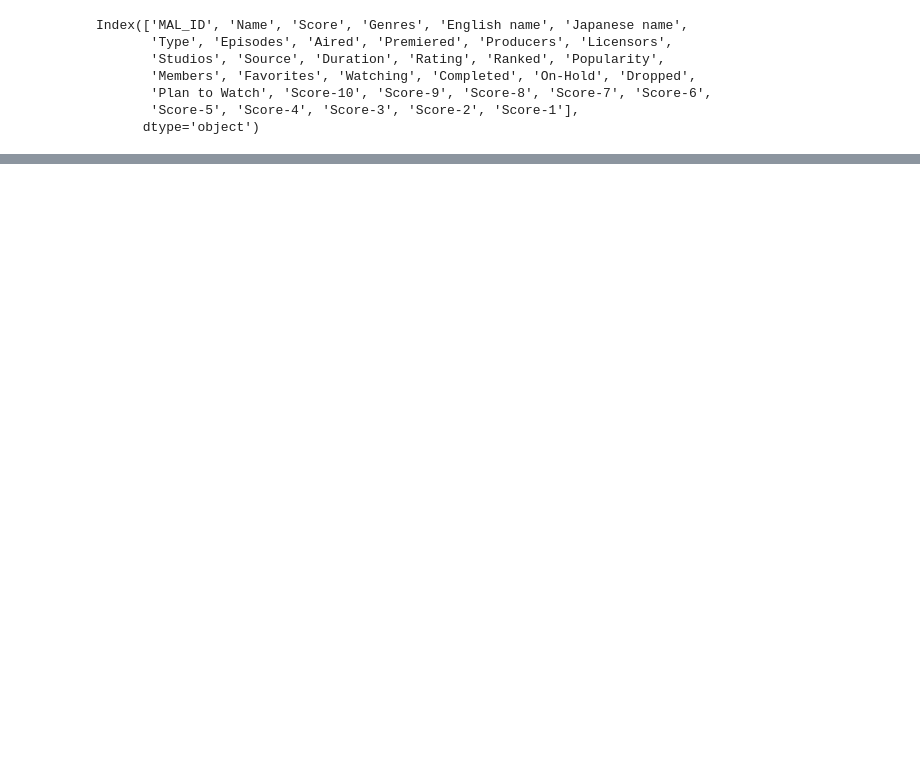
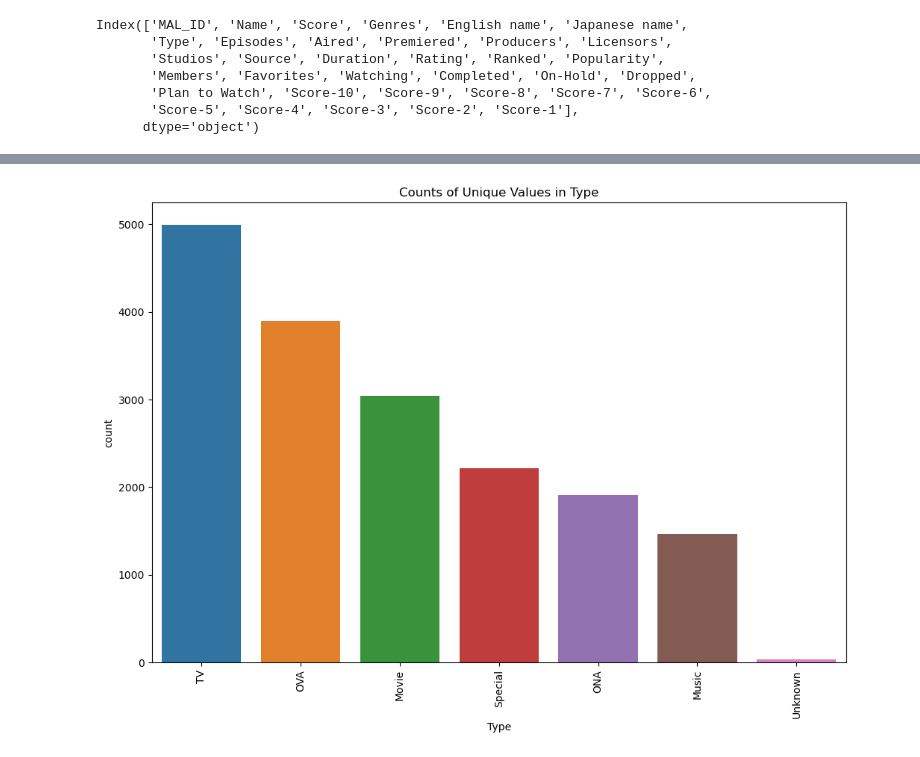
Before and after one commit to hmmm404/RecommendationSystem, a Jupyter notebook: project.ipynb, the cells around one changed output, grey strips where cells are left out. Saved outputs shown, nothing was run; the diff lists cells and outputs as text; code cells hidden in the pictures; blank space fills up the shorter version.

Commit message:
Data Preprocessing

```diff
--- a/project.ipynb
+++ b/project.ipynb
@@ -4,3 +6,3 @@ import numpy as np
 # %%
-df=pd.read_csv('anime.csv')
-df.head()
+anime=pd.read_csv('anime.csv')
+# anime.head()
@@ -178,0 +144,14 @@ scores.sort_values(by="self_score",ascending=False).head(10)
+# %%
+def plot_column_counts(df, x_col, y_col='count'):
+    col_counts = df[x_col].value_counts().reset_index()
+    col_counts.columns = [x_col, y_col]
+
+    plt.figure(figsize=(12, 8))
+    sns.barplot(data=col_counts, x=x_col, y=y_col)
+    plt.title(f"Counts of Unique Values in {x_col}")
+    plt.xticks(rotation=90)
+    plt.show()
+# %%
+plot_column_counts(anime, 'Type')
+# %% [output]
+[figure, added]
```
Also changed, not shown: parts of 35 cells of this notebook.
